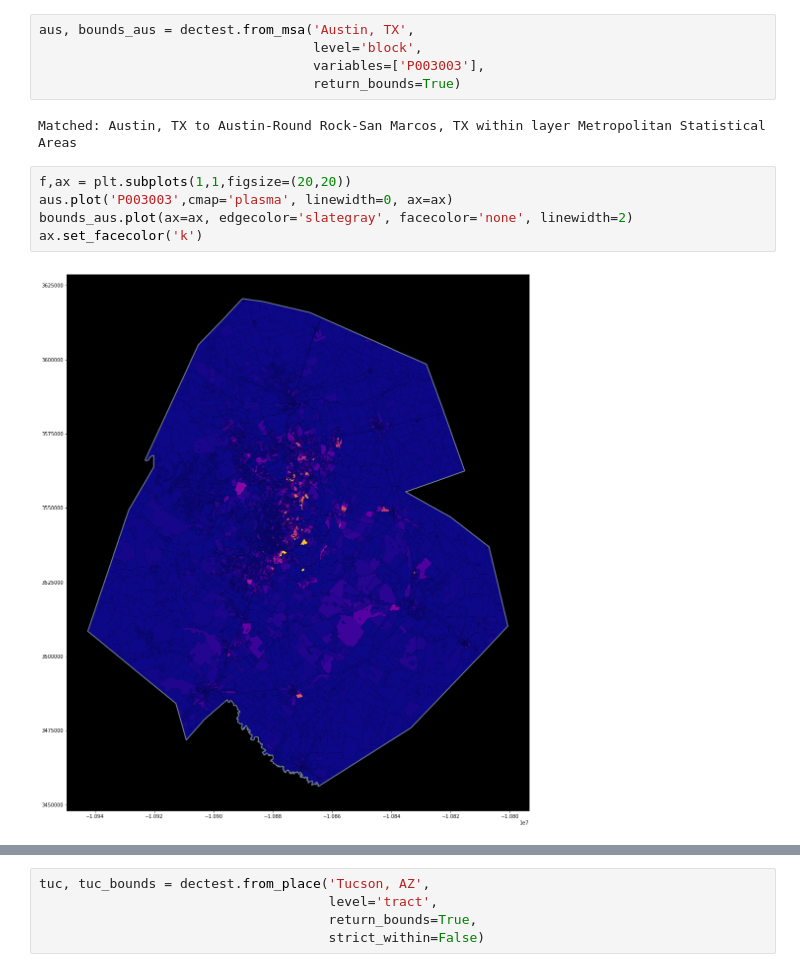
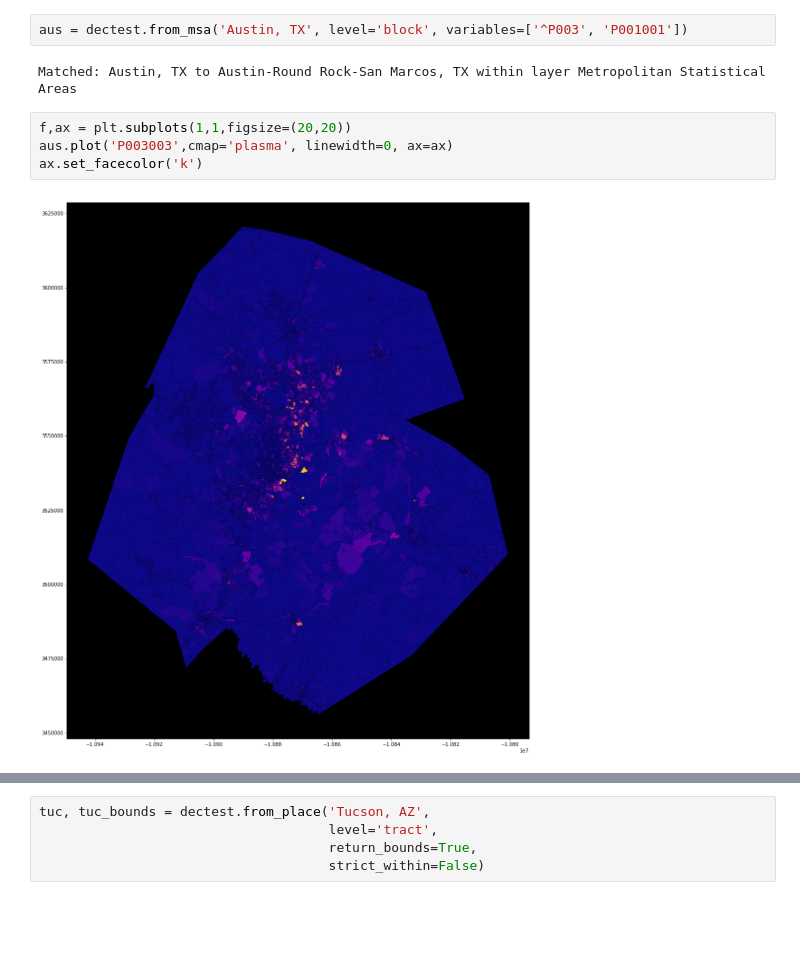
Before and after one commit to cenpy-devs/cenpy, a Jupyter notebook: products.ipynb, the cells around one changed output, grey strips where cells are left out. Cells and saved outputs as stored; diff of their text form; blank space fills up the shorter version.

```diff
--- a/products.ipynb
+++ b/products.ipynb
@@ -23,14 +100,10 @@ ax.set_facecolor('k')
 # %%
-aus, bounds_aus = dectest.from_msa('Austin, TX',
-                                   level='block',
-                                   variables=['P003003'],
-                                   return_bounds=True)
+aus = dectest.from_msa('Austin, TX', level='block', variables=['^P003', 'P001001'])
 # %% [output]
 Matched: Austin, TX to Austin-Round Rock-San Marcos, TX within layer Metropolitan Statistical Areas
 # %%
 f,ax = plt.subplots(1,1,figsize=(20,20))
 aus.plot('P003003',cmap='plasma', linewidth=0, ax=ax)
-bounds_aus.plot(ax=ax, edgecolor='slategray', facecolor='none', linewidth=2)
 ax.set_facecolor('k')
 # %% [output]
-[figure, old version]
+[figure, new version]
```
Also changed, not shown: parts of 26 cells of this notebook, 1 other file.
